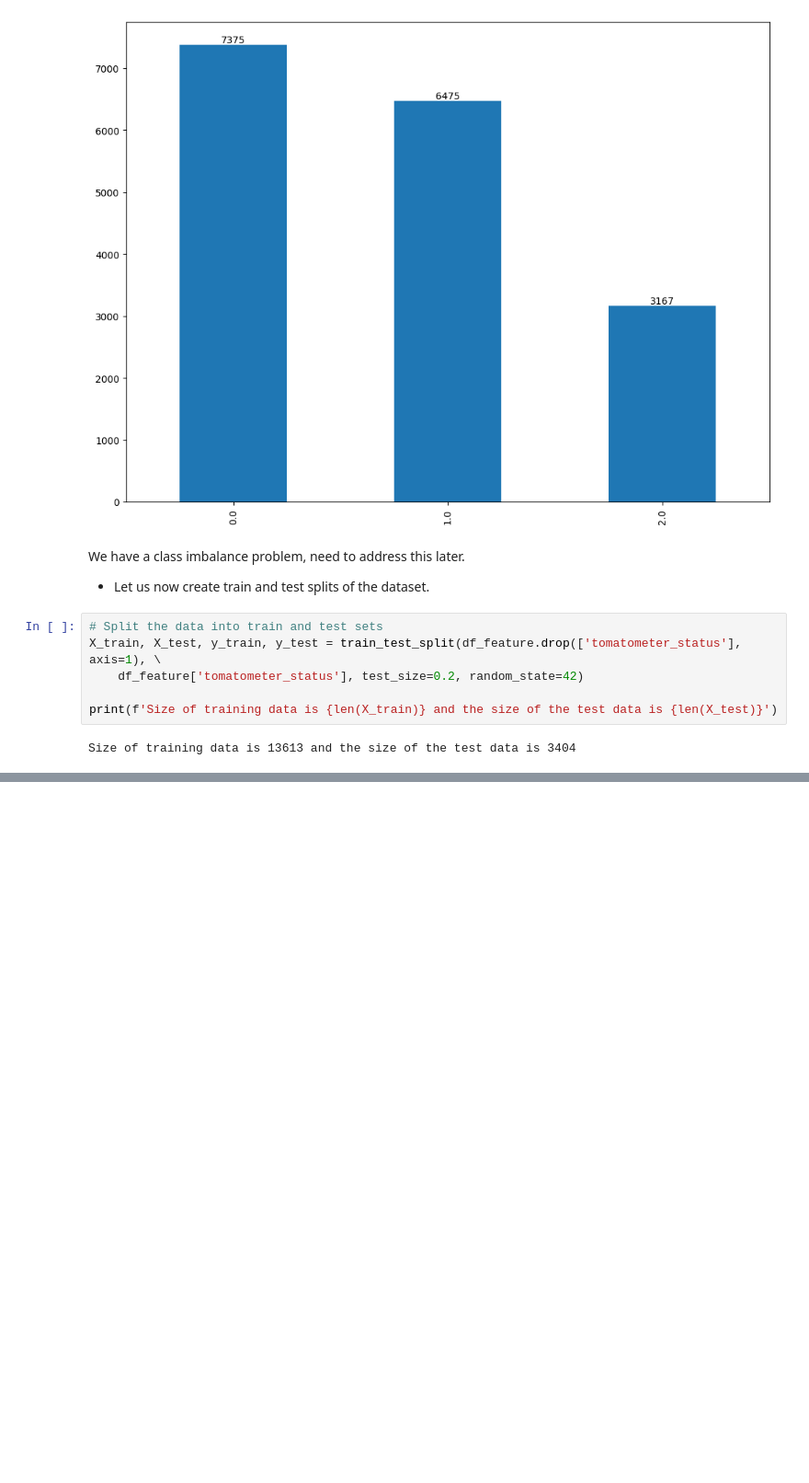
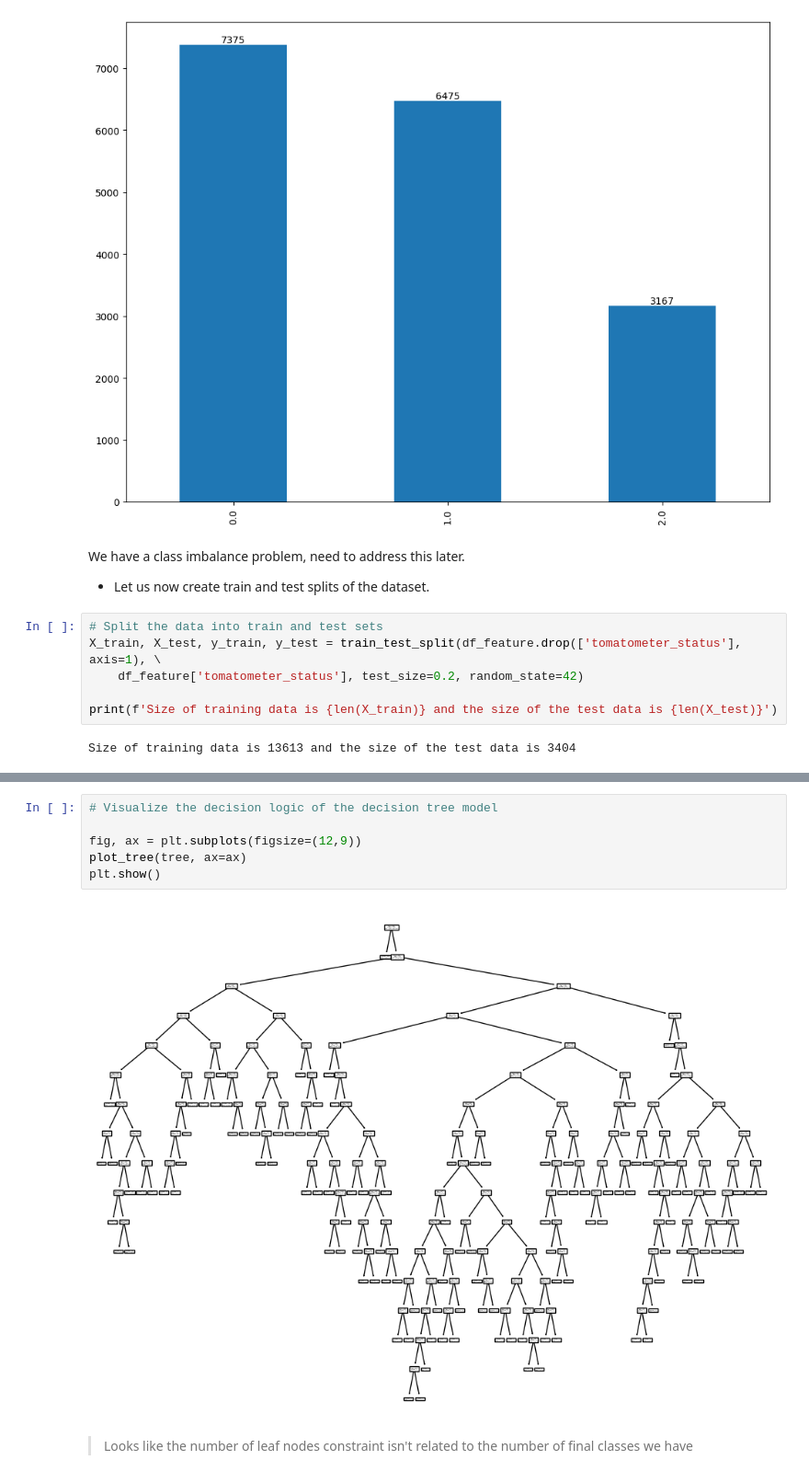
Before and after one commit to karthikvadlamani/rotten-tomatoes-movie-classification, a Jupyter notebook: rotten_tomatoes.ipynb, the cells around one changed output, grey strips where cells are left out. Shown at 92% size. Cells and saved outputs as stored; diff of their text form; blank space fills up the shorter version.

```diff
--- a/rotten_tomatoes.ipynb
+++ b/rotten_tomatoes.ipynb
@@ -176,0 +256,10 @@ Size of training data is 13613 and the size of the test data is 3404
+# %%
+# Visualize the decision logic of the decision tree model
+
+fig, ax = plt.subplots(figsize=(12,9))
+plot_tree(tree, ax=ax)
+plt.show()
+# %% [output]
+[figure, added]
+# %% [markdown]
+> Looks like the number of leaf nodes constraint isn't related to the number of final classes we have
```
Also changed, not shown: parts of 6 cells of this notebook.
